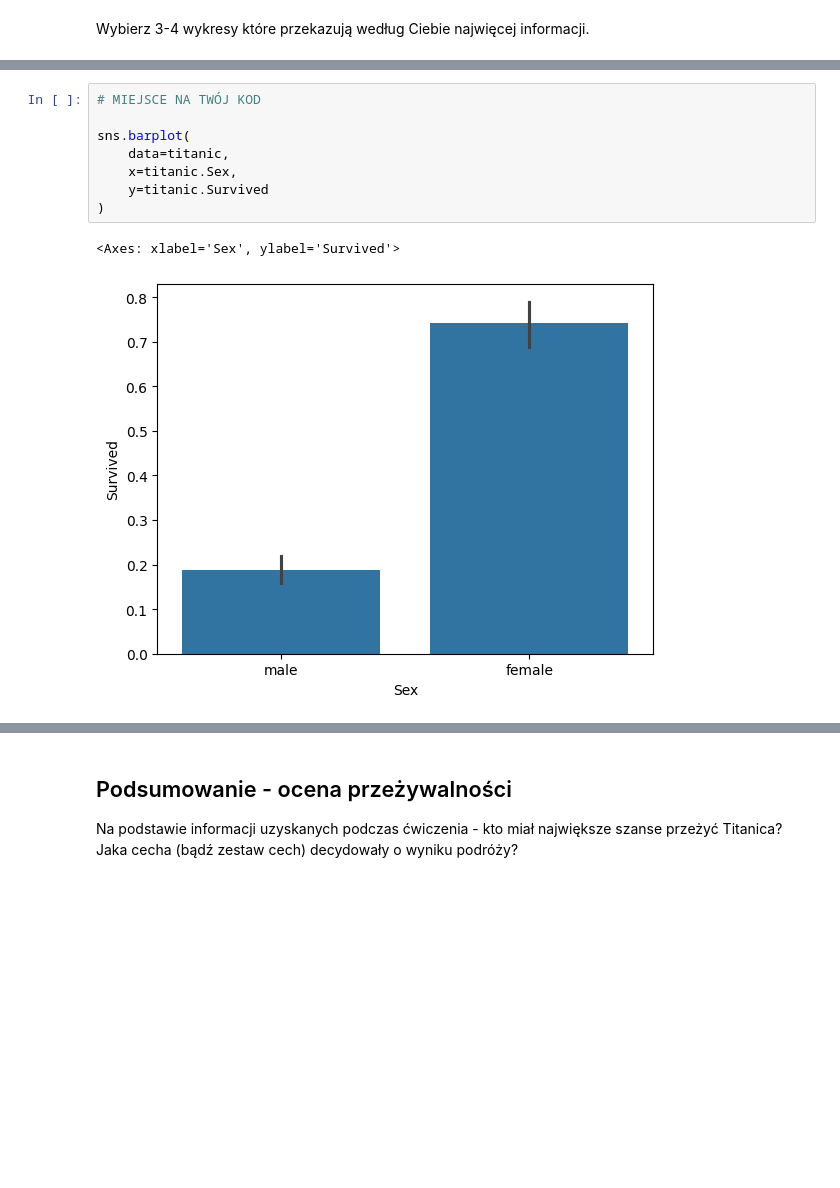
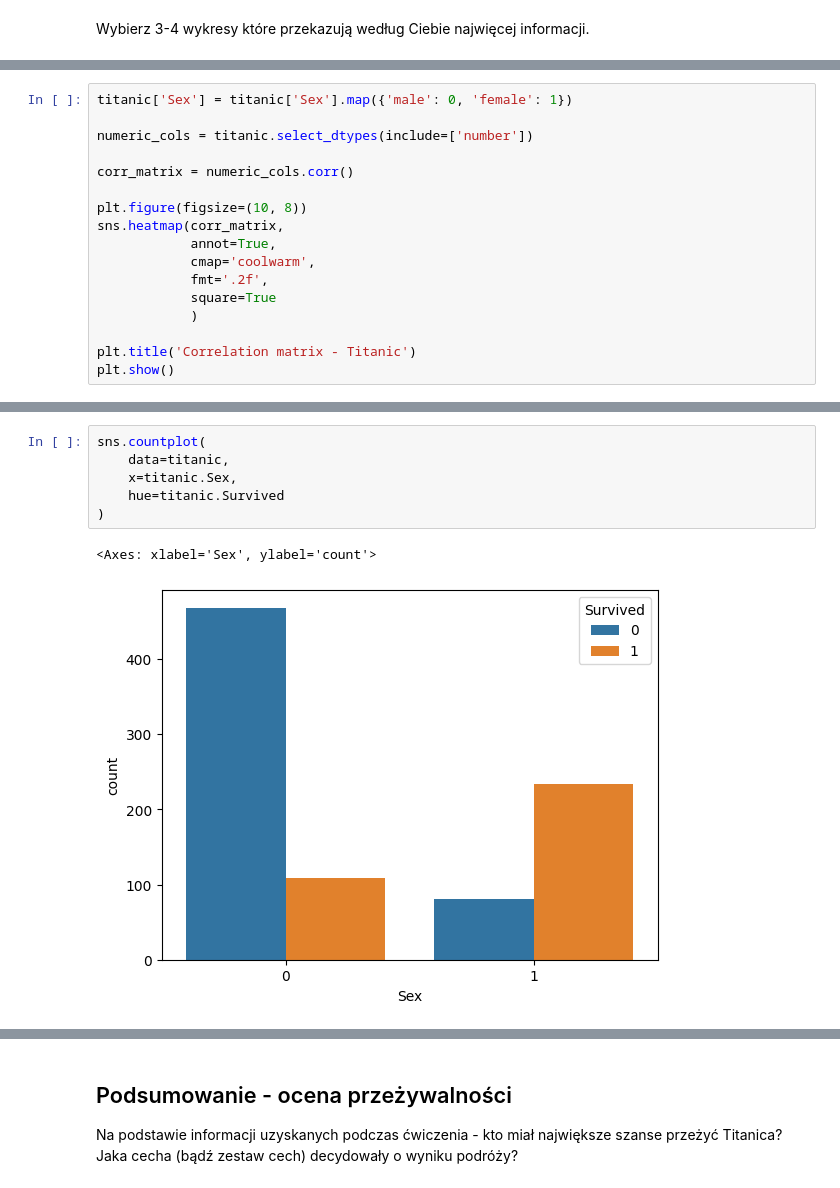
Before and after one commit to Zajecia-na-PWr-LR/lista-2-wiktoriamalinowska, a Jupyter notebook: UczenieMaszynowe_25_26_Lista2.ipynb, the cells around one changed output, grey strips where cells are left out. Drawn from its saved outputs; the diff is of its cells as text; blank space fills up the shorter version.

Commit message:
add plots to titanic dataset

```diff
--- a/UczenieMaszynowe_25_26_Lista2.ipynb
+++ b/UczenieMaszynowe_25_26_Lista2.ipynb
@@ -200,0 +199,17 @@ Wybierz 3-4 wykresy które przekazują według Ciebie najwięcej informacji.
+# %%
+titanic['Sex'] = titanic['Sex'].map({'male': 0, 'female': 1})
+
+numeric_cols = titanic.select_dtypes(include=['number'])
+
+corr_matrix = numeric_cols.corr()
+
+plt.figure(figsize=(10, 8))
+sns.heatmap(corr_matrix,
+            annot=True,
+            cmap='coolwarm',
+            fmt='.2f',
+            square=True
+            )
+
+plt.title('Correlation matrix - Titanic')
+plt.show()
@@ -201,11 +218,9 @@ Wybierz 3-4 wykresy które przekazują według Ciebie najwięcej informacji.
 # %%
-# MIEJSCE NA TWÓJ KOD
-
-sns.barplot(
+sns.countplot(
     data=titanic,
     x=titanic.Sex,
-    y=titanic.Survived
+    hue=titanic.Survived
 )
 # %% [output]
-<Axes: xlabel='Sex', ylabel='Survived'>
+<Axes: xlabel='Sex', ylabel='count'>
-[figure, old version]
+[figure, new version]
```
Also changed, not shown: parts of 11 cells of this notebook.
